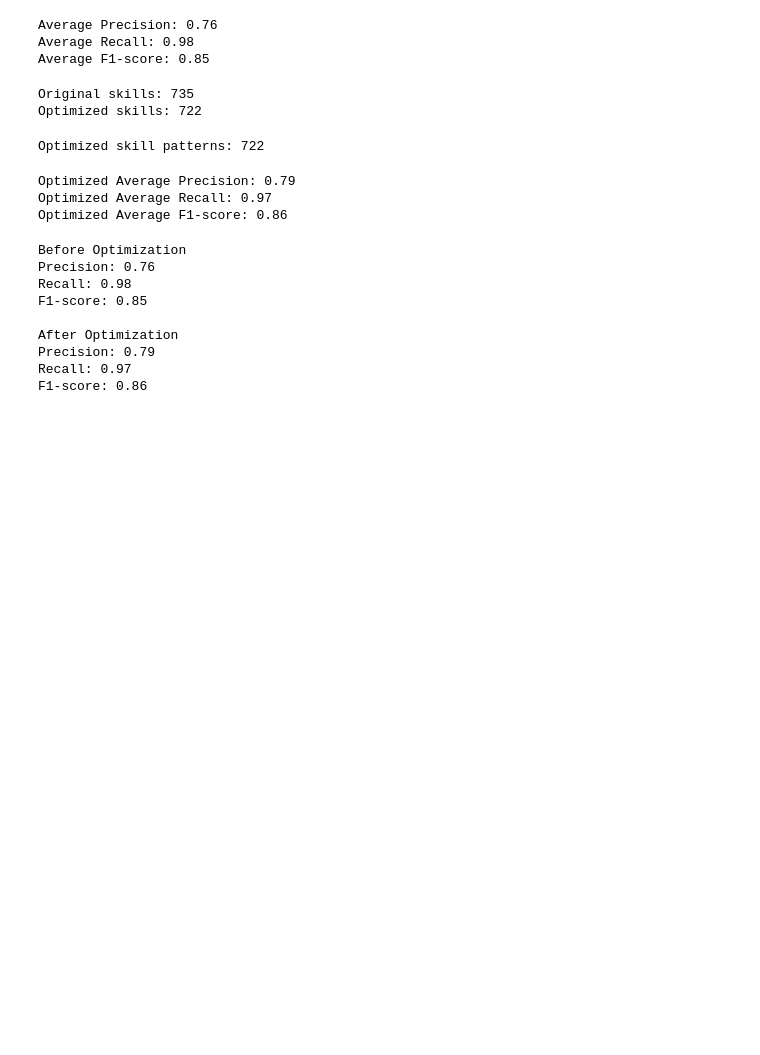
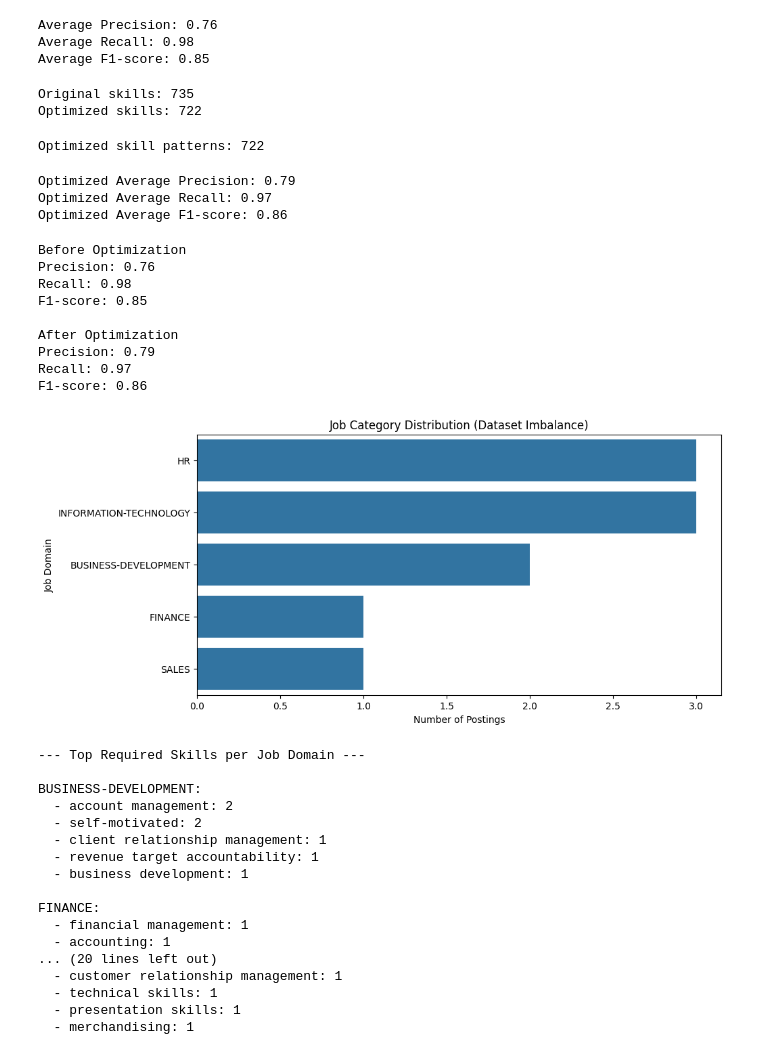
Before and after one commit to SadeenTag/depi_gapAnalyzer, a Jupyter notebook: src/resume_skill_gap.ipynb, the cells around one changed output. Cells and saved outputs as stored; diff of their text form; code cells hidden in the pictures; blank space fills up the shorter version.

```diff
--- a/src/resume_skill_gap.ipynb
+++ b/src/resume_skill_gap.ipynb
@@ -1066,3 +1196,44 @@ After Optimization
 Precision: 0.79
 Recall: 0.97
 F1-score: 0.86
+# %%
+# Investigate dataset imbalance
+import matplotlib.pyplot as plt
+import seaborn as sns
+from collections import Counter
+
+plt.figure(figsize=(10, 5))
+sns.countplot(data=jobs, y='category', order=jobs['category'].value_counts().index)
+plt.title("Job Category Distribution (Dataset Imbalance)")
+plt.xlabel("Number of Postings")
+plt.ylabel("Job Domain")
+plt.show()
+
+# TASK 3: Analyze top required skills per job domain
+print("\n--- Top Required Skills per Job Domain ---")
+domain_skills = jobs.groupby('category')['skills_list'].sum()
+
+for domain, skills in domain_skills.items():
+    print(f"\n{domain}:")
+    skill_counts = Counter(skills)
+    for skill, count in skill_counts.most_common(5):
+        print(f"  - {skill}: {count}")
+# %% [output]
+[figure, added]
+--- Top Required Skills per Job Domain ---
+
+BUSINESS-DEVELOPMENT:
+  - account management: 2
+  - self-motivated: 2
+  - client relationship management: 1
+  - revenue target accountability: 1
+  - business development: 1
+
+FINANCE:
+  - financial management: 1
+  - accounting: 1
+... (20 lines left out)
+  - customer relationship management: 1
+  - technical skills: 1
+  - presentation skills: 1
+  - merchandising: 1
```
Also changed, not shown: parts of 23 cells of this notebook, 2 other files.
